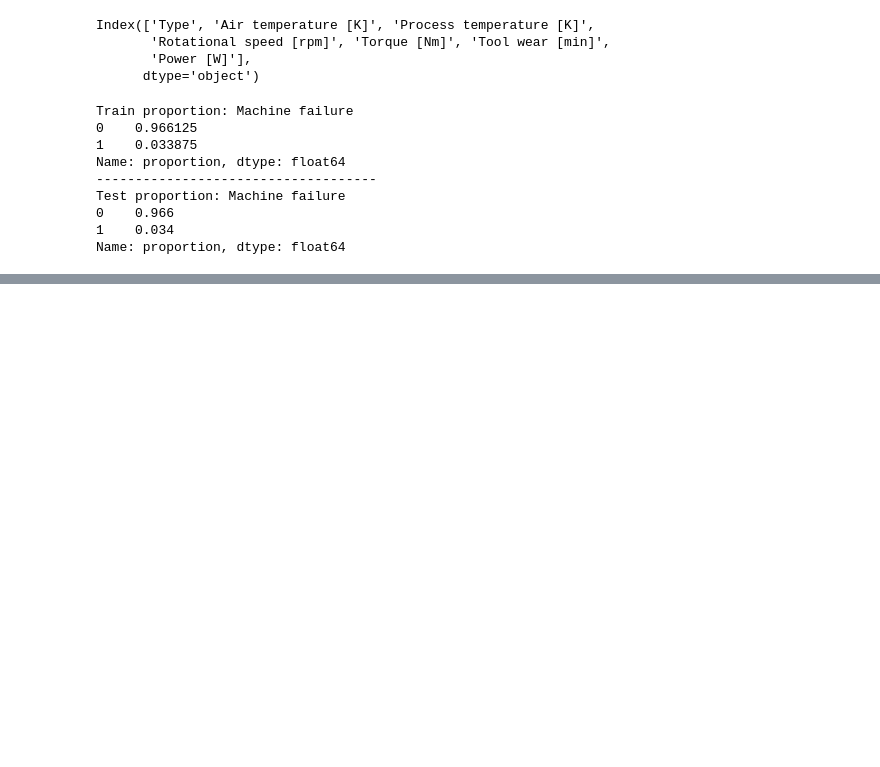
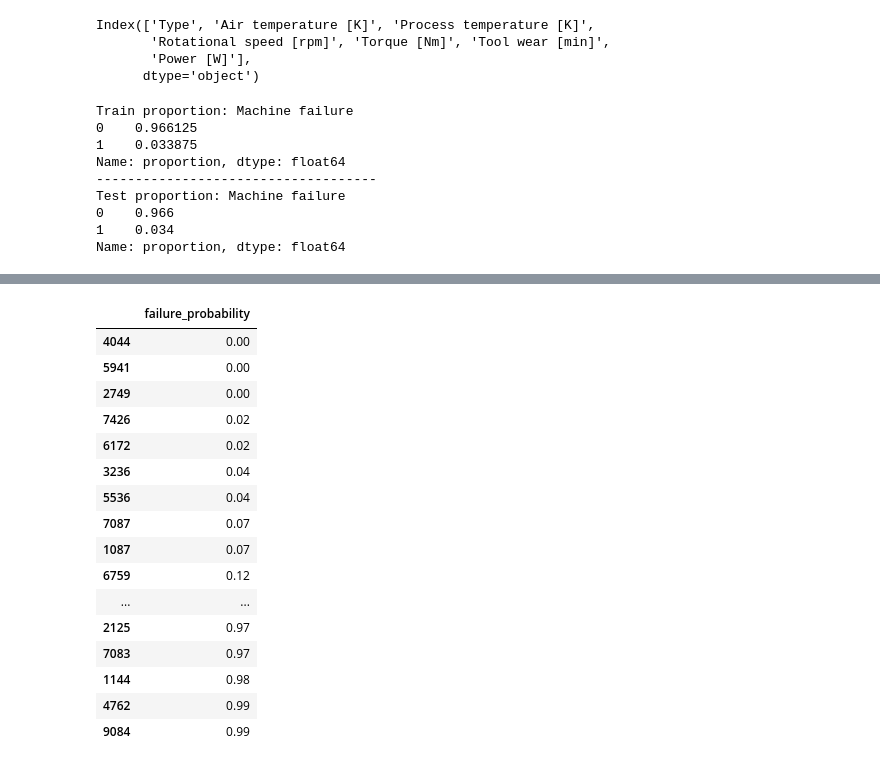
Before and after one commit to LucasMeloPedro/ai4i-predictive_maintenance, a Jupyter notebook: Predictive_maintenance.ipynb, the cells around one changed output, grey strips where cells are left out. Saved outputs shown, nothing was run; the diff lists cells and outputs as text; code cells hidden in the pictures; blank space fills up the shorter version.

```diff
--- a/Predictive_maintenance.ipynb
+++ b/Predictive_maintenance.ipynb
@@ -605,0 +707,22 @@ preprocessor = ColumnTransformer(transformers = [('cat', OneHotEncoder(handle_un
+# %%
+# Investigate the probabilities deeper
+pd.set_option('display.max_rows', None)
+failed_machines.sort_values('failure_probability')[['failure_probability']]
+# %% [output]
+|  | failure_probability |
+| 4044 | 0.00 |
+| 5941 | 0.00 |
+| 2749 | 0.00 |
+| 7426 | 0.02 |
+| 6172 | 0.02 |
+| 3236 | 0.04 |
+| 5536 | 0.04 |
+| 7087 | 0.07 |
+| 1087 | 0.07 |
+| 6759 | 0.12 |
+| ... | ... |
+| 2125 | 0.97 |
+| 7083 | 0.97 |
+| 1144 | 0.98 |
+| 4762 | 0.99 |
+| 9084 | 0.99 |
```
Also changed, not shown: parts of 16 cells of this notebook.
